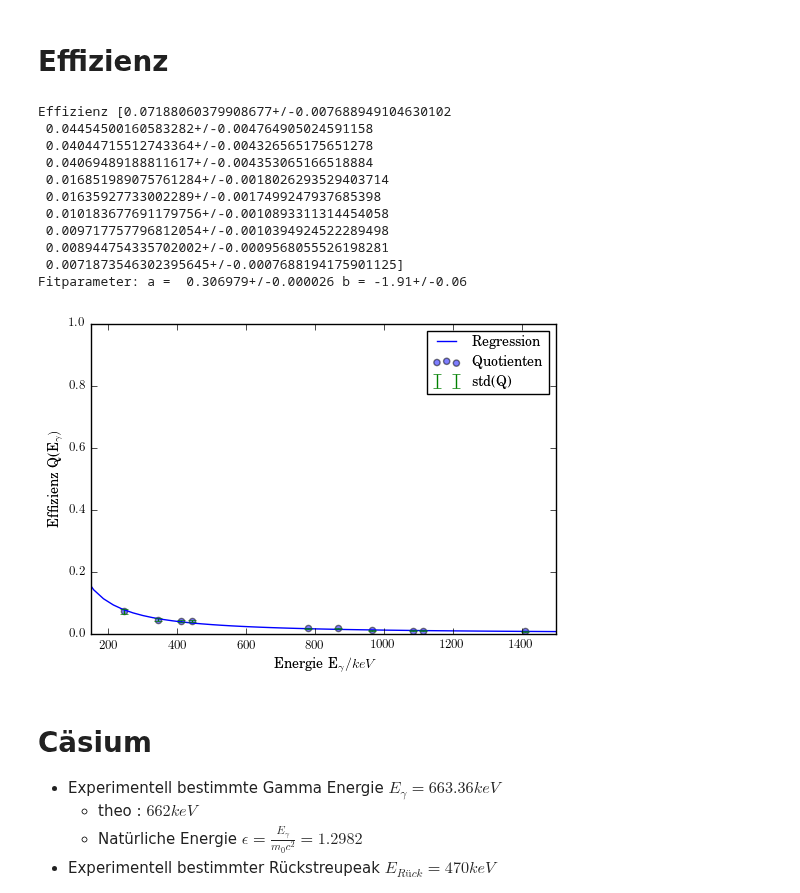
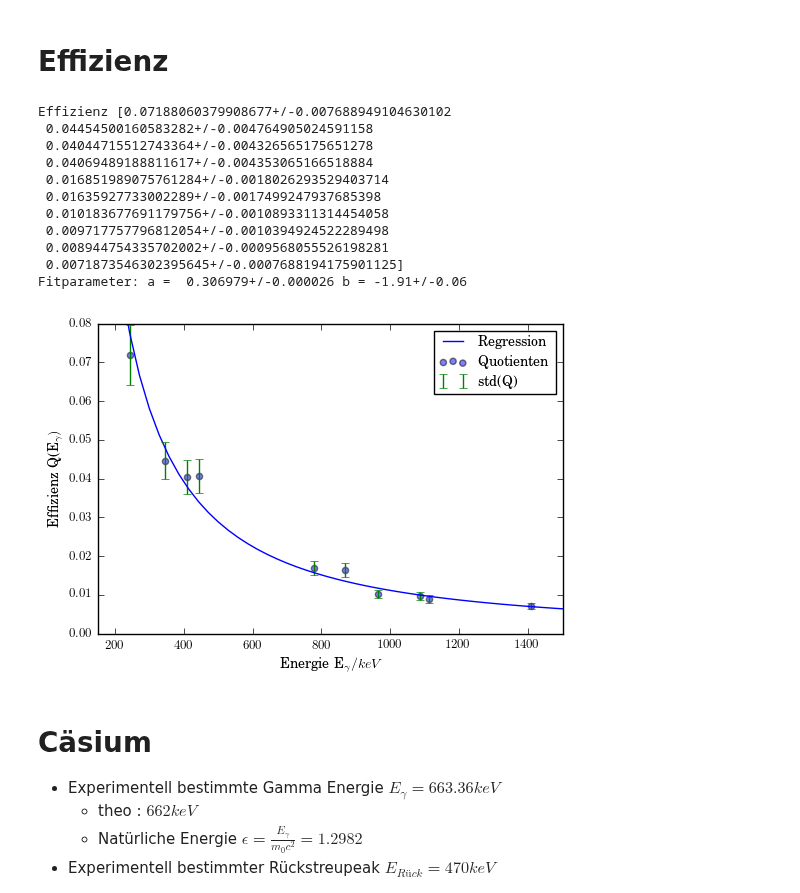
Before and after one commit to MaxSac/FP-Praktikum, a Jupyter notebook: 03-09.01.2017/calculation.ipynb, the cells around one changed output. Saved outputs shown, nothing was run; the diff lists cells and outputs as text; code cells hidden in the pictures.

```diff
--- a/03-09.01.2017/calculation.ipynb
+++ b/03-09.01.2017/calculation.ipynb
@@ -256,35 +256,35 @@ lifetime = 3172 # Zeit in der Effekttiv ein Signal gemessen werden konnte
 Q = EU.peak[1,1:]*4*np.pi/(Raumwinkel*AktEu*WWW*lifetime) #Effizienz
 def pot(x,a, b):
     return a*(x)**(b)
 print('Effizienz', Q)
 paramsEffi = unumpy.uarray([params[0], params[1]],[std[0],std[1]])
 params, cov = curve_fit(pot,unumpy.nominal_values(EU.peak[0,1:]), unumpy.nominal_values(Q), sigma=unumpy.std_devs(Q))
 std = np.sqrt(np.diag(cov))
 print("Fitparameter: a = ",paramsEffi[0] ,"b =", paramsEffi[1])
 x = np.linspace(100,1500)
 plt.plot(x, pot(x, *params), label='Regression')
 plt.scatter(unumpy.nominal_values(EU.peak[0,1:]),un.nominal_values(Q), label='Quotienten', alpha=0.5)
 plt.errorbar(unumpy.nominal_values(EU.peak[0,1:]),un.nominal_values(Q),yerr=unumpy.std_devs(Q), linestyle="None", label="std(Q)")
 plt.xlabel(r"Energie E_\gamma / keV")
 plt.ylabel(r"Effizienz Q(E_\gamma)")
 plt.xlim(150,1500)
-plt.ylim(0,1)
+plt.ylim(0,0.08)
 plt.legend(loc='best')
 plt.savefig('./build/Effizienz.pdf')
 plt.show()
 # %% [output]
 Effizienz [0.07188060379908677+/-0.007688949104630102
  0.04454500160583282+/-0.004764905024591158
  0.04044715512743364+/-0.004326565175651278
  0.04069489188811617+/-0.004353065166518884
  0.016851989075761284+/-0.0018026293529403714
  0.01635927733002289+/-0.0017499247937685398
  0.010183677691179756+/-0.0010893311314454058
  0.009717757796812054+/-0.0010394924522289498
  0.008944754335702002+/-0.0009568055526198281
  0.0071873546302395645+/-0.0007688194175901125]
 Fitparameter: a =  0.306979+/-0.000026 b = -1.91+/-0.06
-[figure, old version]
+[figure, new version]
 # %% [markdown]
 # Cäsium
 - Experimentell bestimmte Gamma Energie  $E_\gamma = 663.36 keV$
```
Also changed, not shown: 4 other files.
